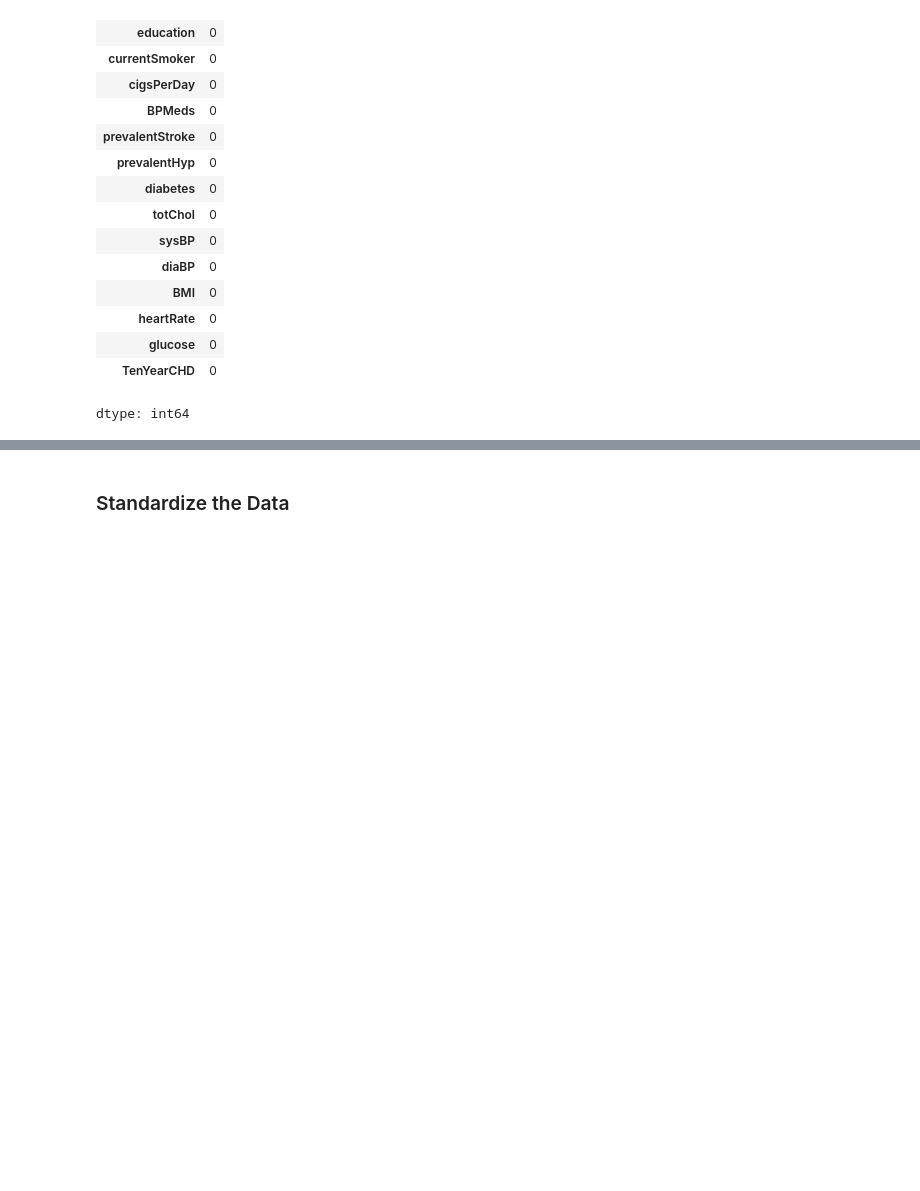
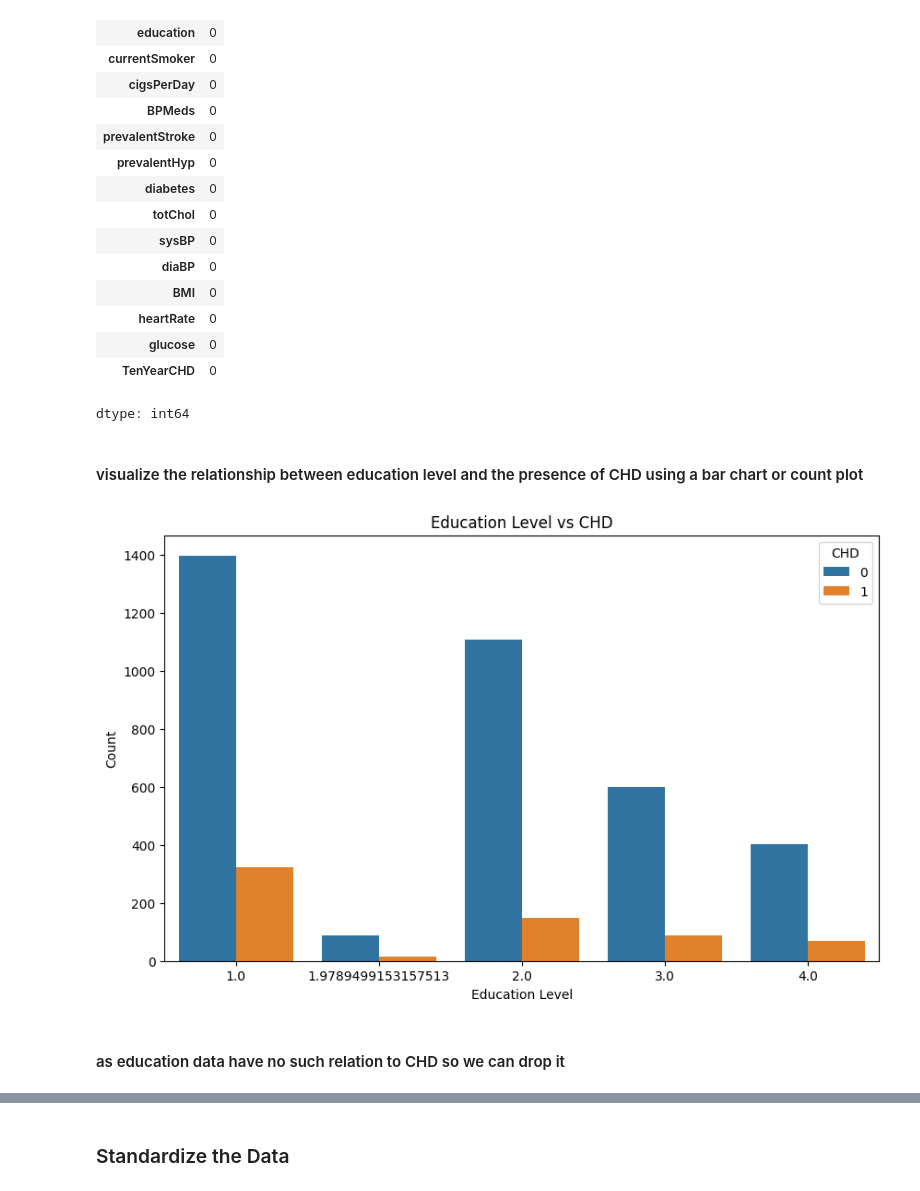
Before and after one commit to shahzaibabbasi112/ML_Portfolio_Project, a Jupyter notebook: ML_portfolio_project_Shahzaib.ipynb, the cells around one changed output, grey strips where cells are left out. Saved outputs shown, nothing was run; the diff lists cells and outputs as text; code cells hidden in the pictures; blank space fills up the shorter version.

```diff
--- a/ML_portfolio_project_Shahzaib.ipynb
+++ b/ML_portfolio_project_Shahzaib.ipynb
@@ -144,3 +144,18 @@ df.isnull().sum()
 | glucose | 0 |
 | TenYearCHD | 0 |
 dtype: int64
+# %% [markdown]
+#### visualize the relationship between education level and the presence of CHD using a bar chart or count plot
+# %%
+# Plot the relationship
+plt.figure(figsize=(10, 6))
+sns.countplot(x='education', hue='TenYearCHD', data=df)
+plt.title('Education Level vs CHD')
+plt.xlabel('Education Level')
+plt.ylabel('Count')
+plt.legend(title='CHD')
+plt.show()
+# %% [output]
+[figure, added]
+# %% [markdown]
+#### as education data have no such relation to CHD so we can drop it
```
Also changed, not shown: parts of 11 cells of this notebook.
